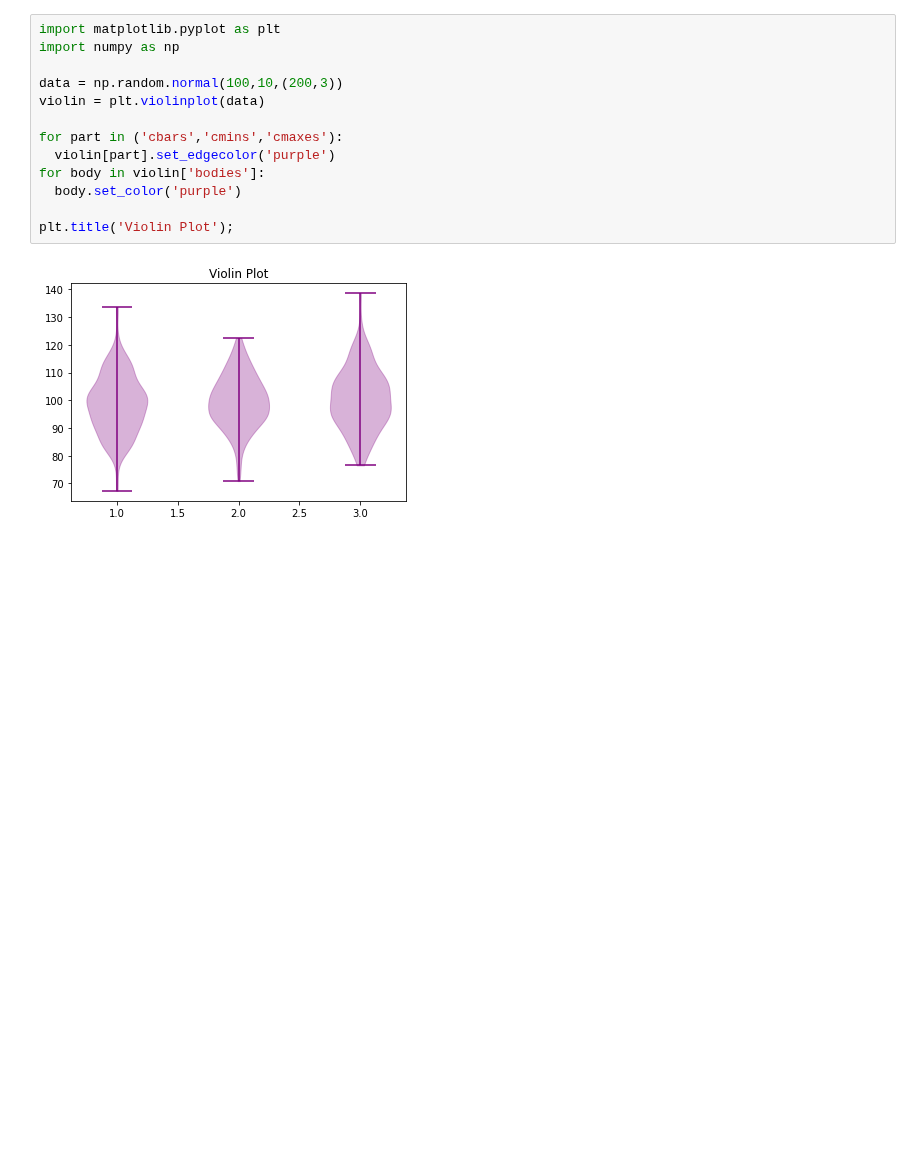
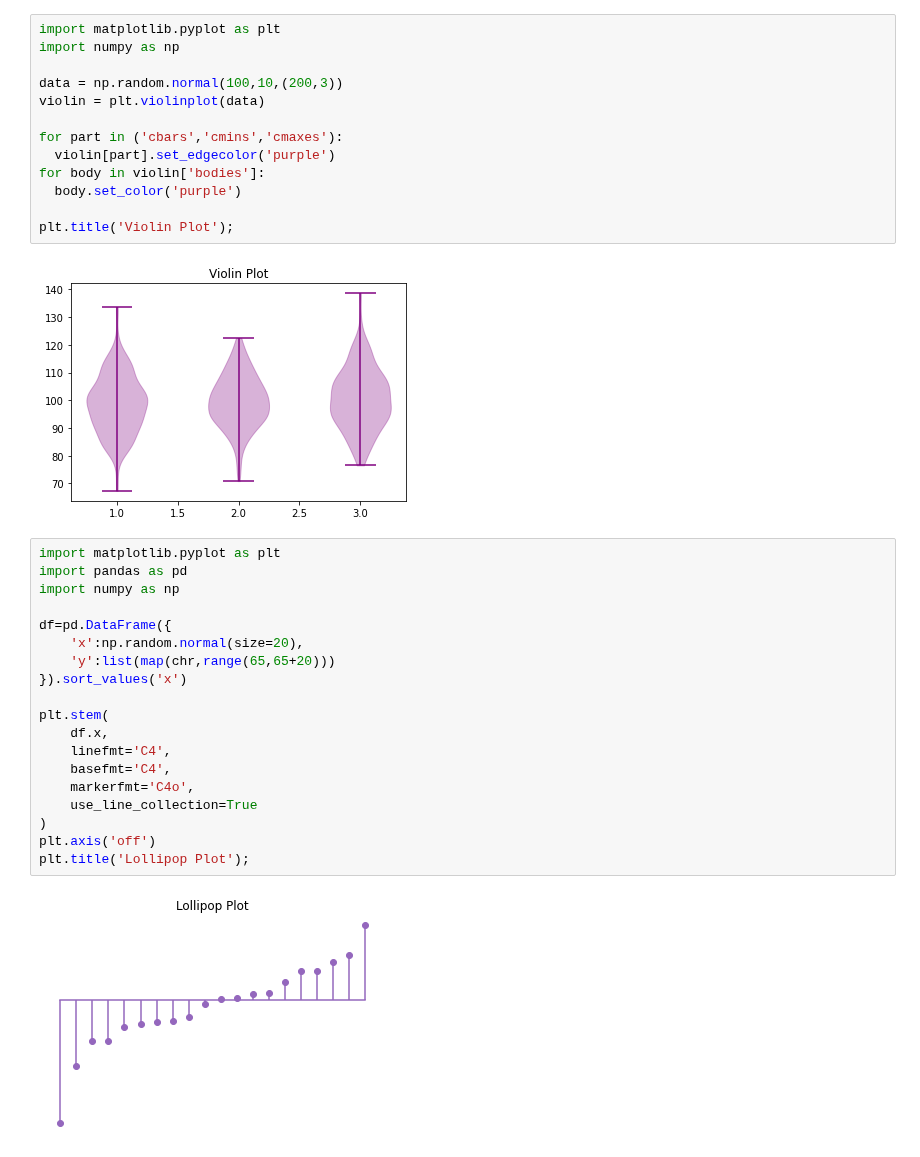
Before and after one commit to steffincodes/googlecolabnotbooks, a Jupyter notebook: Matplotlib101.ipynb, the cells around one changed output. Drawn from its saved outputs; the diff is of its cells as text; blank space fills up the shorter version.

Commit message:
🍭 Lollipop Chart

```diff
--- a/Matplotlib101.ipynb
+++ b/Matplotlib101.ipynb
@@ -314,3 +314,24 @@ for body in violin['bodies']:
 plt.title('Violin Plot');
 # %% [output]
 [figure]
+# %%
+import matplotlib.pyplot as plt
+import pandas as pd
+import numpy as np
+
+df=pd.DataFrame({
+    'x':np.random.normal(size=20),
+    'y':list(map(chr,range(65,65+20)))
+}).sort_values('x')
+
+plt.stem(
+    df.x,
+    linefmt='C4',
+    basefmt='C4',
+    markerfmt='C4o',
+    use_line_collection=True
+)
+plt.axis('off')
+plt.title('Lollipop Plot');
+# %% [output]
+[figure, added]
```
